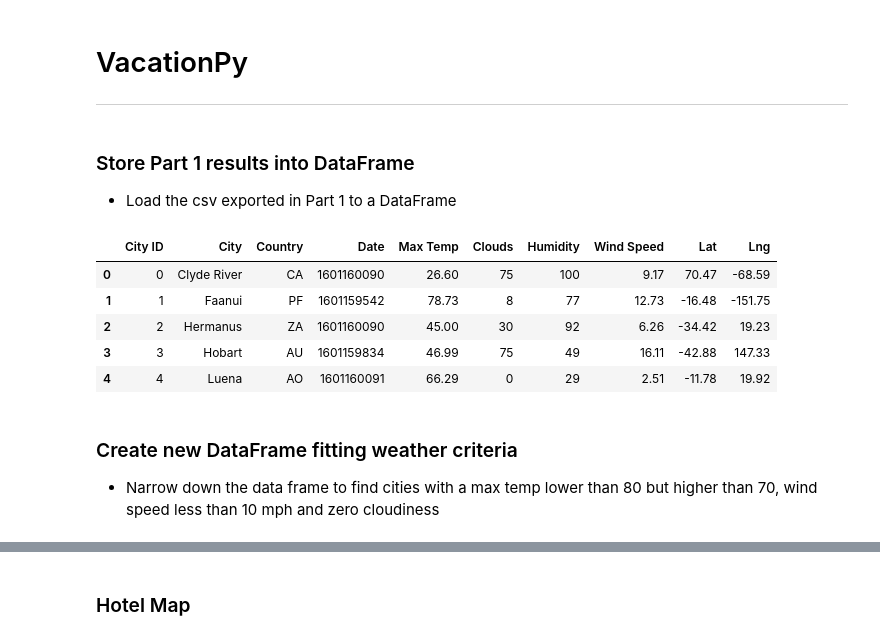
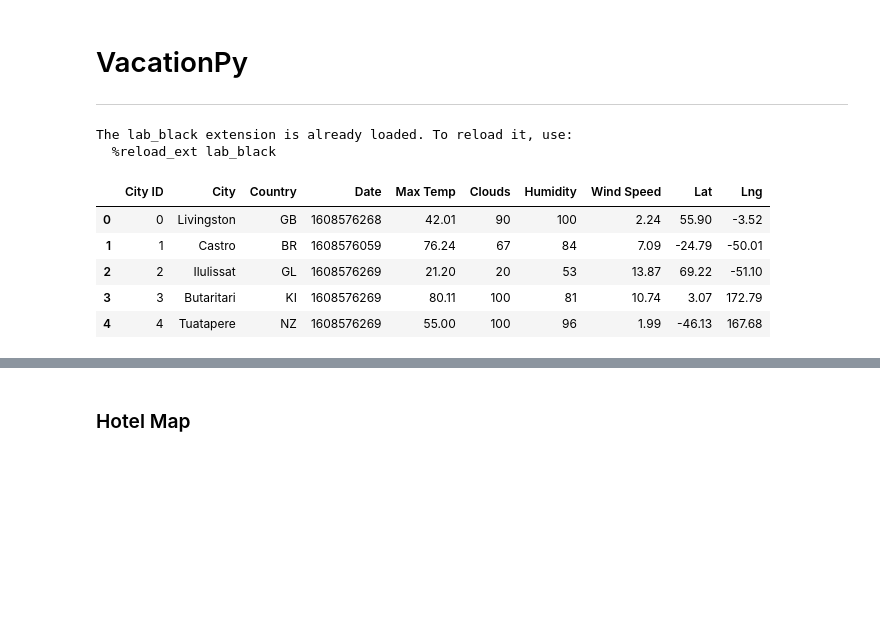
Before and after one commit to cmoeser5/City-Weather, a Jupyter notebook: VacationPy/VacationPy.ipynb, the cells around one changed output, grey strips where cells are left out. Cells and saved outputs as stored; diff of their text form; code cells hidden in the pictures; blank space fills up the shorter version.

```diff
--- a/VacationPy/VacationPy.ipynb
+++ b/VacationPy/VacationPy.ipynb
@@ -9,19 +4,32 @@ import requests
-# %% [markdown]
-### Store Part 1 results into DataFrame
-* Load the csv exported in Part 1 to a DataFrame
+# %%
+# import dependencies and setup
+%load_ext lab_black
+import matplotlib.pyplot as plt
+import pandas as pd
+import numpy as np
+import requests
+import plotly.express as px
+
+
+# Import API key
+from api_keys import g_key
+from api_keys import mapbox_token
+
+# set mapbox token for plotting
+px.set_mapbox_access_token(mapbox_token)
+# %% [output]
+The lab_black extension is already loaded. To reload it, use:
+  %reload_ext lab_black
 # %%
 # import data file
-file = "../WeatherPy/output_data/city_list.csv"
+file = "../WeatherPy/city_list.csv"
 df = pd.read_csv(file)
 df.head()
 # %% [output]
 |  | City ID | City | Country | Date | Max Temp | Clouds | Humidity | Wind Speed | Lat | Lng |
-| 0 | 0 | Clyde River | CA | 1601160090 | 26.60 | 75 | 100 | 9.17 | 70.47 | -68.59 |
-| 1 | 1 | Faanui | PF | 1601159542 | 78.73 | 8 | 77 | 12.73 | -16.48 | -151.75 |
-| 2 | 2 | Hermanus | ZA | 1601160090 | 45.00 | 30 | 92 | 6.26 | -34.42 | 19.23 |
-| 3 | 3 | Hobart | AU | 1601159834 | 46.99 | 75 | 49 | 16.11 | -42.88 | 147.33 |
-| 4 | 4 | Luena | AO | 1601160091 | 66.29 | 0 | 29 | 2.51 | -11.78 | 19.92 |
+| 0 | 0 | Livingston | GB | 1608576268 | 42.01 | 90 | 100 | 2.24 | 55.90 | -3.52 |
+| 1 | 1 | Castro | BR | 1608576059 | 76.24 | 67 | 84 | 7.09 | -24.79 | -50.01 |
+| 2 | 2 | Ilulissat | GL | 1608576269 | 21.20 | 20 | 53 | 13.87 | 69.22 | -51.10 |
+| 3 | 3 | Butaritari | KI | 1608576269 | 80.11 | 100 | 81 | 10.74 | 3.07 | 172.79 |
+| 4 | 4 | Tuatapere | NZ | 1608576269 | 55.00 | 100 | 96 | 1.99 | -46.13 | 167.68 |
-# %% [markdown]
-### Create new DataFrame fitting weather criteria
-* Narrow down the data frame to find cities with a max temp lower than 80 but higher than 70, wind speed less than 10 mph and zero cloudiness
 # %%
```
Also changed, not shown: parts of 15 cells of this notebook, 16 other files.
